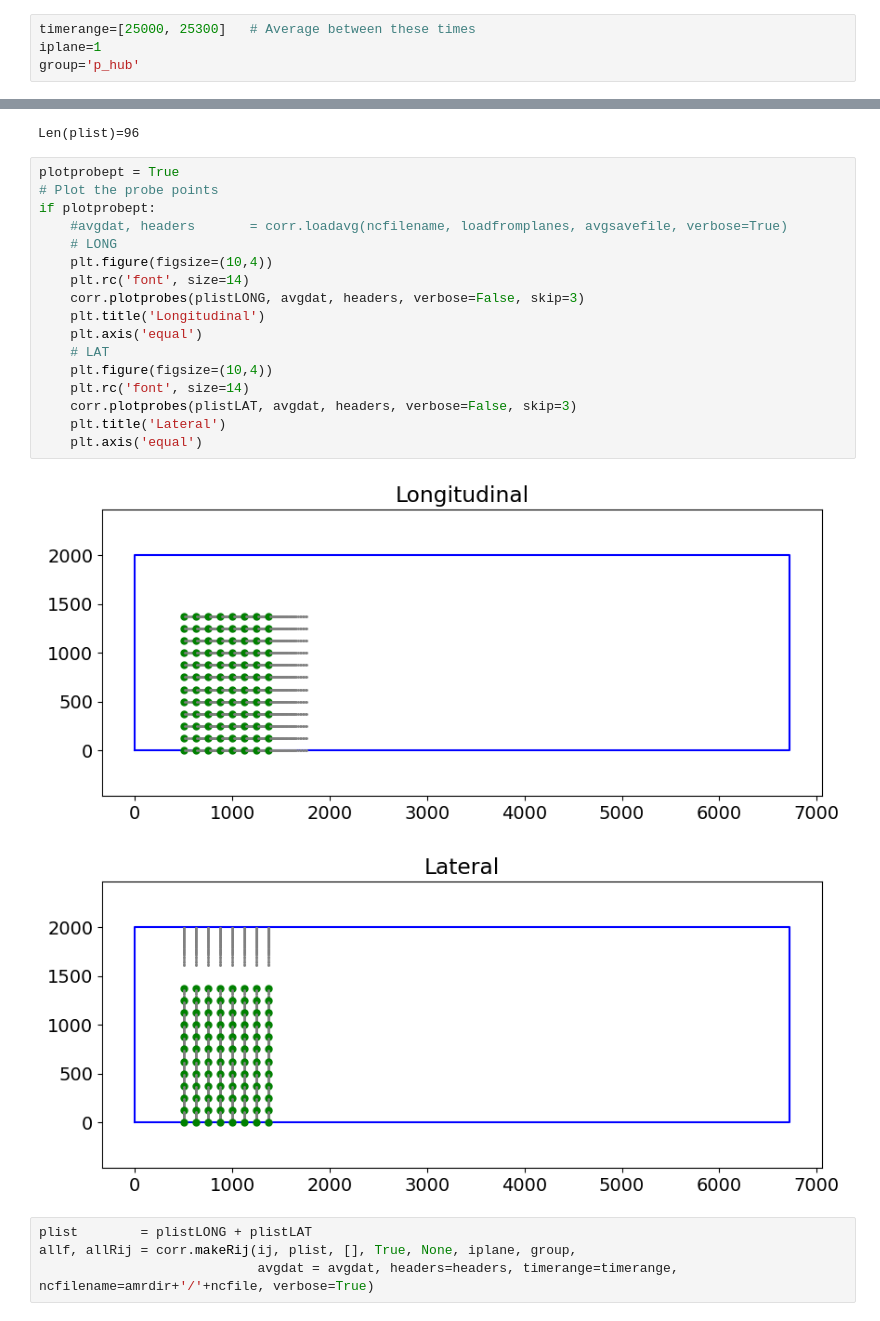
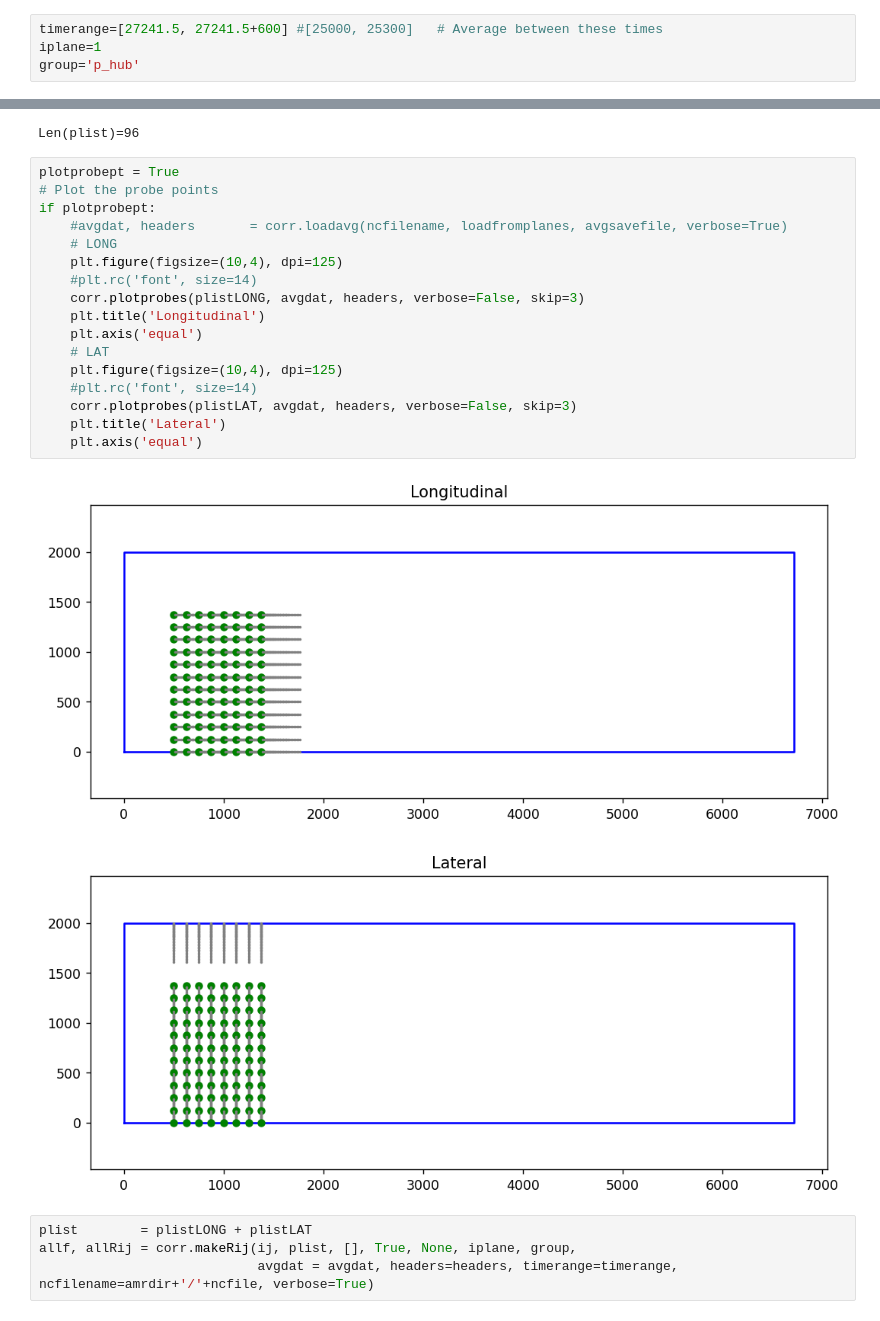
Before and after one commit to lawrenceccheung/ALCC_Frontier_WindFarm, a Jupyter notebook: precursor/MedWS_LowTI/postprocessing/Correlation_MedWS_LowTI_7x2.ipynb, the cells around one changed output, grey strips where cells are left out. Cells and saved outputs as stored; diff of their text form.

```diff
--- a/precursor/MedWS_LowTI/postprocessing/Correlation_MedWS_LowTI_7x2.ipynb
+++ b/precursor/MedWS_LowTI/postprocessing/Correlation_MedWS_LowTI_7x2.ipynb
@@ -31,7 +31,7 @@ import matplotlib.pyplot as plt
 amrdir = '/lustre/orion/cfd162/scratch/lcheung/ALCC_Frontier_WindFarm/MedWS_LowTI/precursor6_7kmX2km_5m/post_processing/'
 ncfile = 'samplePlane_100000.nc'  # netcdf filename
 # %%
-timerange=[25000, 25300]   # Average between these times
+timerange=[27241.5, 27241.5+600] #[25000, 25300]   # Average between these times
 iplane=1
 group='p_hub'
 # %%
@@ -88,23 +88,23 @@ Len(plist)=96
 # %%
 plotprobept = True
 # Plot the probe points
 if plotprobept:
     #avgdat, headers       = corr.loadavg(ncfilename, loadfromplanes, avgsavefile, verbose=True)
     # LONG
-    plt.figure(figsize=(10,4))
-    plt.rc('font', size=14)
+    plt.figure(figsize=(10,4), dpi=125)
+    #plt.rc('font', size=14)
     corr.plotprobes(plistLONG, avgdat, headers, verbose=False, skip=3)
     plt.title('Longitudinal')
     plt.axis('equal')
     # LAT
-    plt.figure(figsize=(10,4))
-    plt.rc('font', size=14)
+    plt.figure(figsize=(10,4), dpi=125)
+    #plt.rc('font', size=14)
     corr.plotprobes(plistLAT, avgdat, headers, verbose=False, skip=3)
     plt.title('Lateral')
     plt.axis('equal')
 # %% [output]
-[figure, old version]
+[figure, new version]
-[figure, old version]
+[figure, new version]
 # %%
 plist        = plistLONG + plistLAT
 allf, allRij = corr.makeRij(ij, plist, [], True, None, iplane, group,
```
Also changed, not shown: parts of 4 cells of this notebook.
